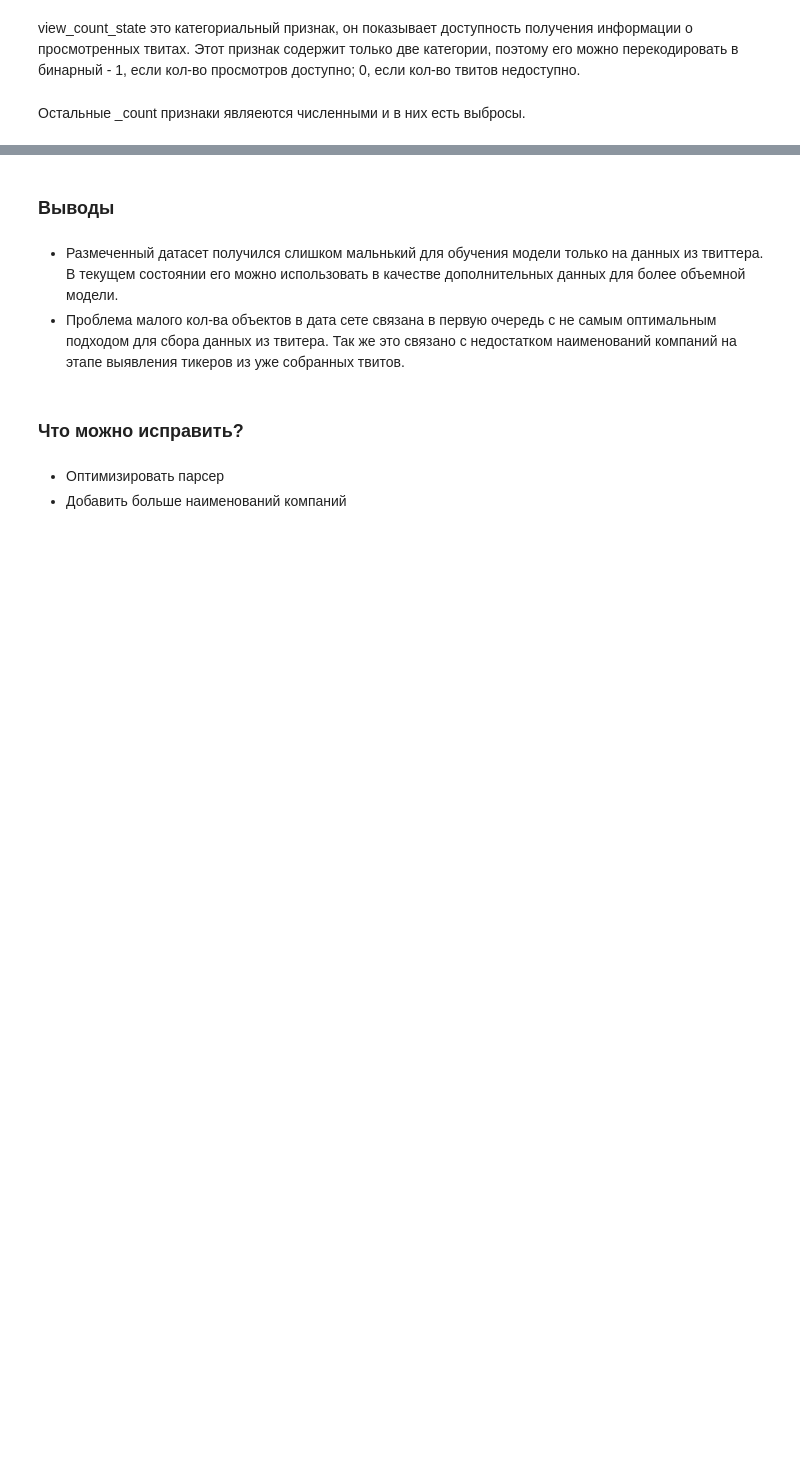
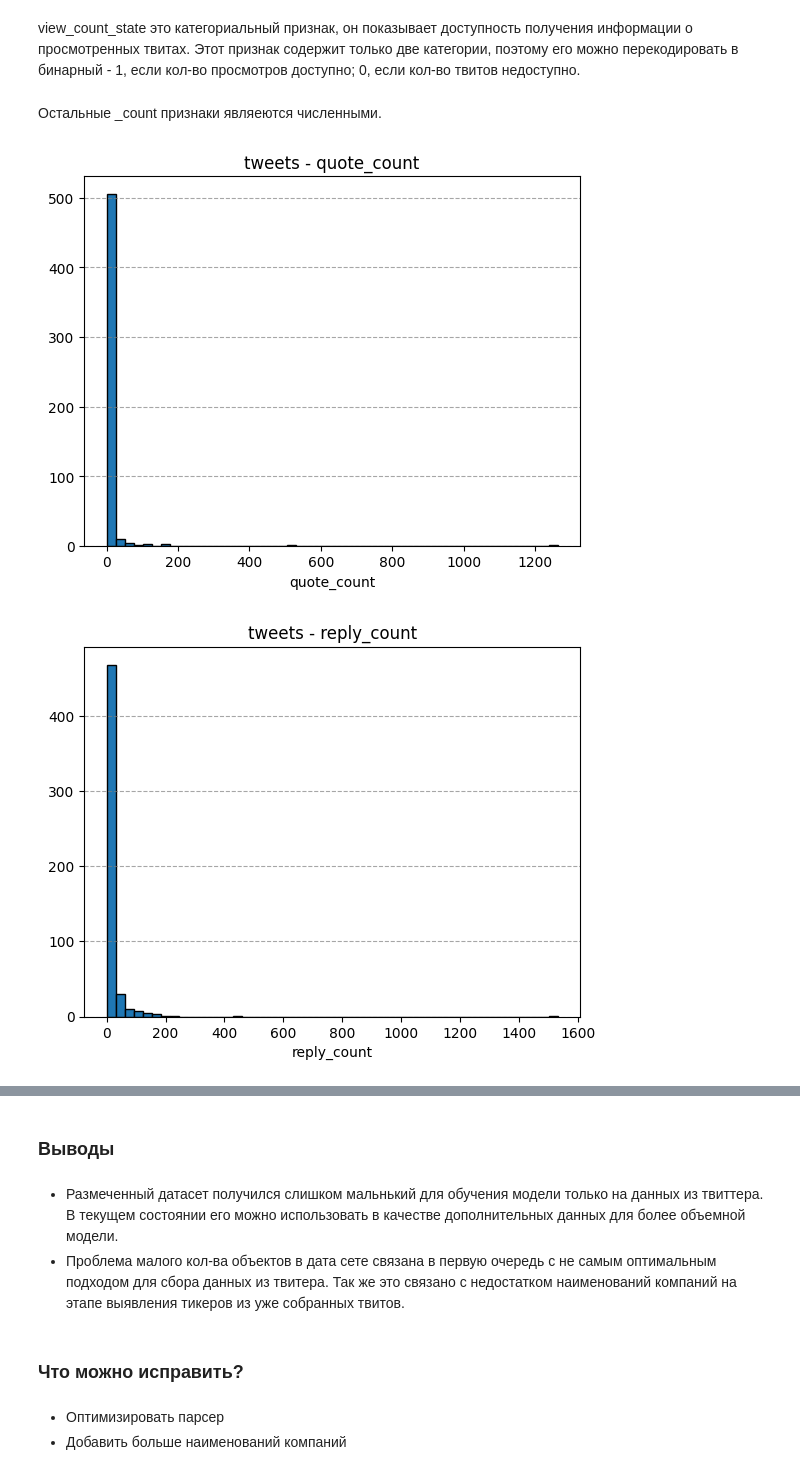
Before and after one commit to vasilyryabtsev/futures-price-prediction, a Jupyter notebook: twitter_parser/infls/inflEDA.ipynb, the cells around one changed output, grey strips where cells are left out. Drawn from its saved outputs; the diff is of its cells as text; code cells hidden in the pictures; blank space fills up the shorter version.

```diff
--- a/twitter_parser/infls/inflEDA.ipynb
+++ b/twitter_parser/infls/inflEDA.ipynb
@@ -227,10 +227,10 @@ df['year'].name
 # %% [output]
 'year'
 # %%
-def create_hist(x):
+def create_hist(x, x_bins=None):
     fig, ax = plt.subplots()
 
-    ax.hist(x, edgecolor='black')
+    ax.hist(x, edgecolor='black', bins=x_bins)
 
     ax.grid(True, which='both', axis='y', linestyle='--', color='gray', alpha=0.7)
     ax.set_xlabel(x.name)
@@ -378,9 +382,3 @@ df['favorited'].unique()
 array([0])
 # %% [markdown]
 ### _count признаки ###
-# %%
-count_att = df.columns[6:12]
-
-for col_name in count_att:
-    df[col_name] = df[col_name].fillna(0)
-    create_hist(df[col_name])
@@ -397,4 +388,13 @@ view_count_state это категориальный признак, он пок
 df['is_view_count'] = df['view_count_state'].apply(lambda x: 1 if x == 'EnabledWithCount' else 0)
 df = df.drop('view_count_state', axis=1)
 # %% [markdown]
-Остальные _count признаки являеются численными и в них есть выбросы.
+Остальные _count признаки являеются численными.
+# %%
+count_att = ['quote_count', 'reply_count', 'favorite_count', 'view_count', 'retweet_count']
+
+for col_name in count_att:
+    df[col_name] = df[col_name].fillna(0)
+    create_hist(df[col_name], x_bins=50)
+# %% [output]
+[figure, added]
+[figure, added]
```
Also changed, not shown: parts of 31 cells of this notebook.
